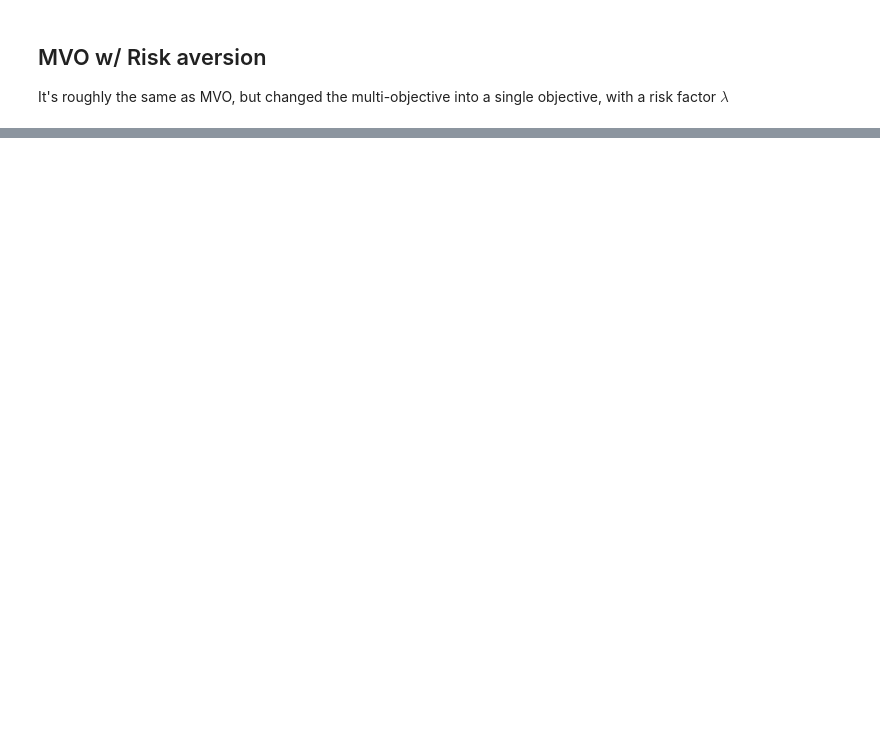
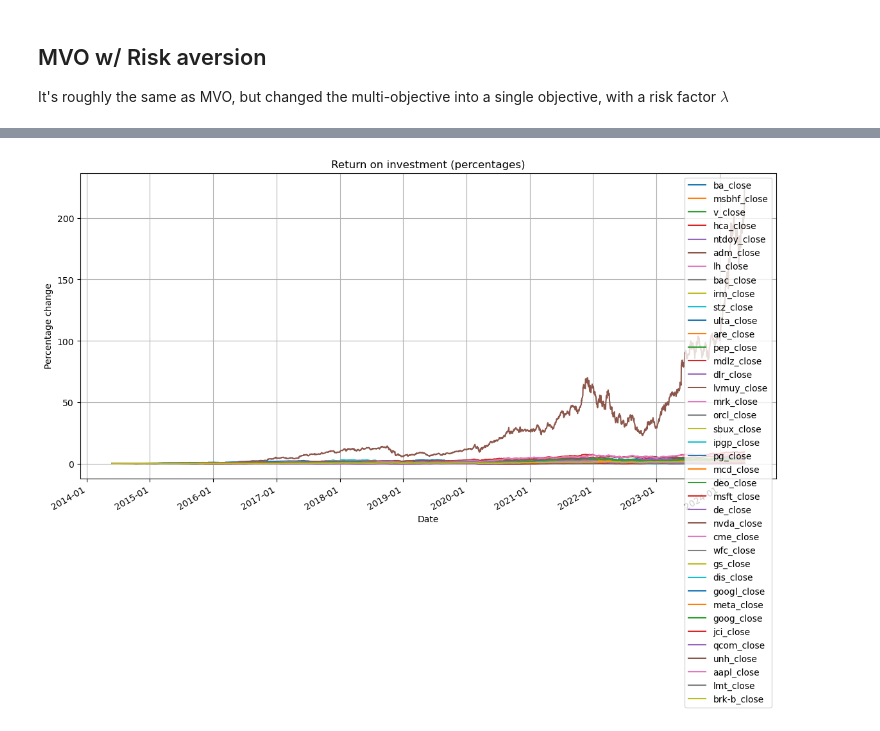
Before and after one commit to kyle1373/stock-portfolio-optimization, a Jupyter notebook: mean_var_optim.ipynb, the cells around one changed output, grey strips where cells are left out. Drawn from its saved outputs; the diff is of its cells as text; code cells hidden in the pictures; blank space fills up the shorter version.

```diff
--- a/mean_var_optim.ipynb
+++ b/mean_var_optim.ipynb
@@ -291,0 +348,17 @@ plt.show()
+# %%
+# Read the positions.csv file
+positions_file = "Corporate Positions/Positions.csv"
+positions = pd.read_csv(positions_file)
+
+# Create a dictionary to store the quantity of each equity
+equity_quantity = {}
+for _, row in positions.iterrows():
+    ticker = row['Symbol']
+    quantity = row['Quantity']
+    try:
+        equity_quantity[ticker] = float(quantity.replace(',', ''))
+    except:
+        break
+
+
+print(equity_quantity)
@@ -291,0 +430,26 @@ plt.show()
+# %%
+fig, ax = plt.subplots(figsize=(14, 7))
+
+# Normalize and plot each stock's closing price
+for column in portfolio.columns:
+    initial_value = portfolio[column].iloc[0]
+    normalized_line = (portfolio[column] - initial_value) / initial_value
+    ax.plot(normalized_line, label=column)
+
+ax.legend()
+
+# Format x-ticks
+ax.xaxis.set_major_locator(mdates.YearLocator())  # to display one tick per year
+ax.xaxis.set_major_formatter(mdates.DateFormatter('%Y-%m'))  # to format the date as 'YYYY-MM'
+
+# Rotate date labels automatically
+fig.autofmt_xdate()
+
+ax.set_title('Return on investment (percentages)')
+ax.set_xlabel('Date')
+ax.set_ylabel('Percentage change')
+ax.grid(True)
+
+plt.show()
+# %% [output]
+[figure, added]
```
Also changed, not shown: parts of 14 cells of this notebook, 3 other files.
